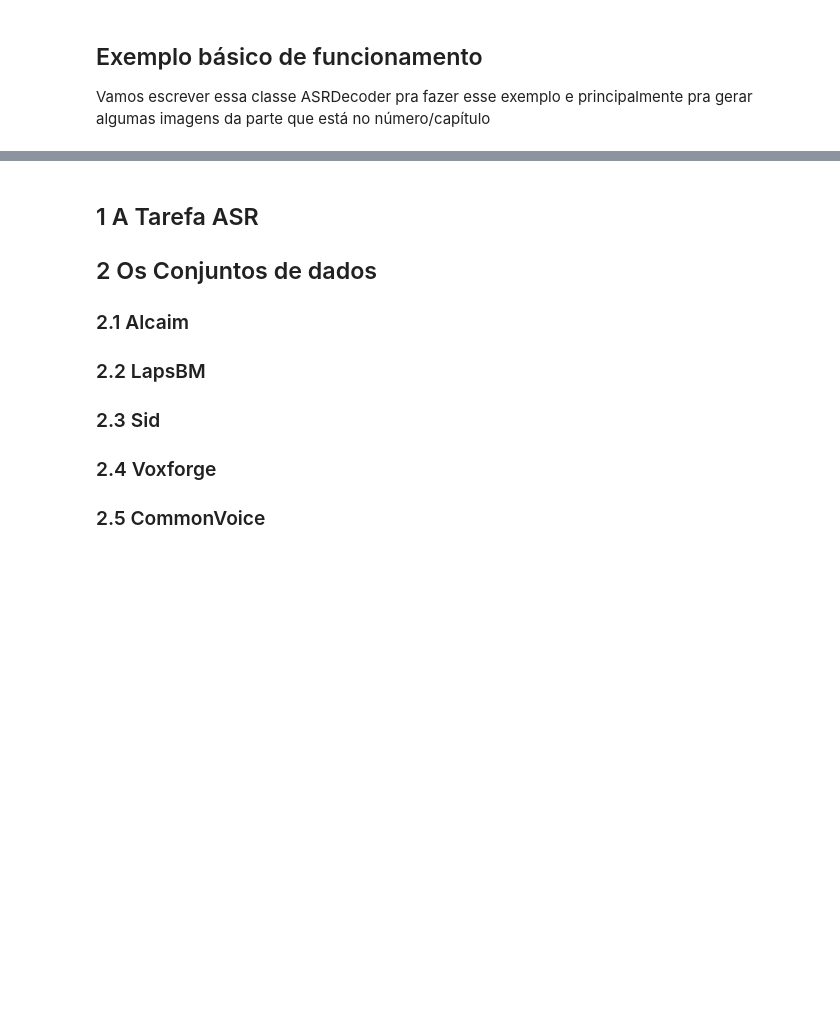
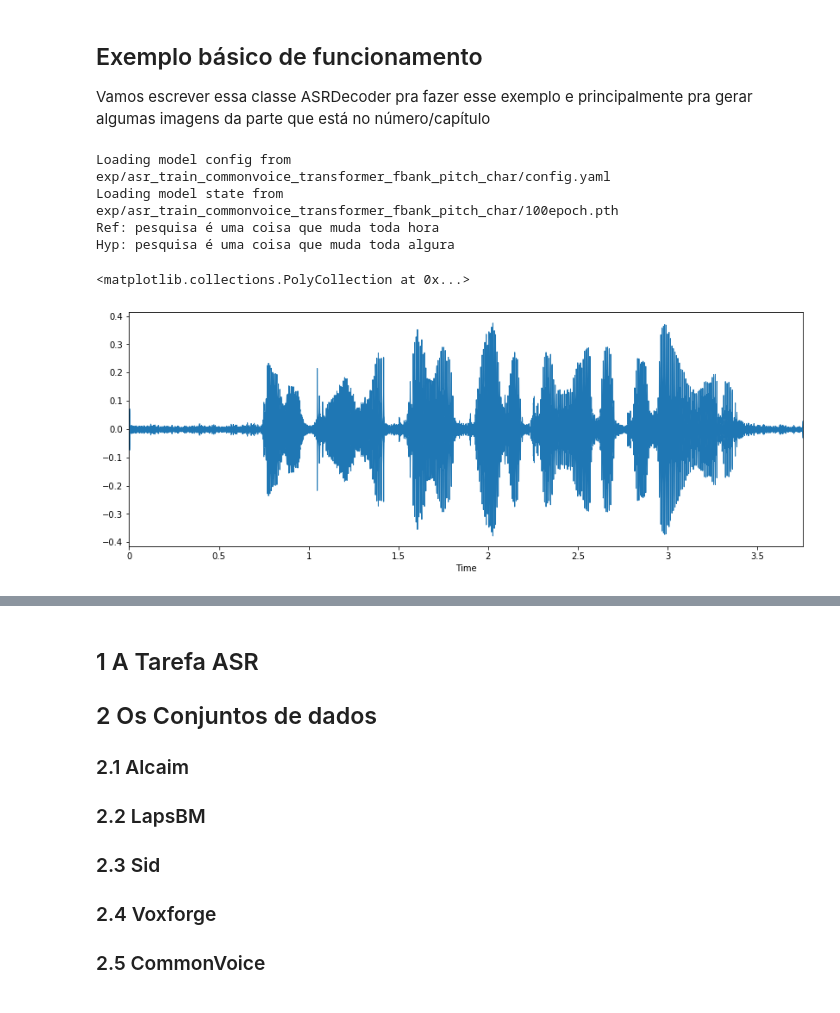
Before and after one commit to alucassch/asr_ptbr_ml_project, a Jupyter notebook: main.ipynb, the cells around one changed output, grey strips where cells are left out. Saved outputs shown, nothing was run; the diff lists cells and outputs as text; code cells hidden in the pictures; blank space fills up the shorter version.

```diff
--- a/main.ipynb
+++ b/main.ipynb
@@ -18,0 +13,27 @@ print(recog)
+# %%
+from ASRDecoder.decoder import Model
+from ASRDecoder.param import KaldiParam
+
+#zip criado pelo script de treinamento, deve estar no mesmo diretorio que o notebook
+model_file = 'asr_train_commonvoice_transformer_fbank_pitch_char_valid.acc.best.zip'
+#arquivo de audio para testes deve ser 16kHz
+audio_file = 'teste_pesquisa.wav'
+
+#carrega o modelo
+model = Model(model_file)
+
+results = model.process(audio_file)
+print("Ref: pesquisa é uma coisa que muda toda hora")
+print(f"Hyp: {results.transcription}")
+# %% [output]
+Loading model config from exp/asr_train_commonvoice_transformer_fbank_pitch_char/config.yaml
+Loading model state from exp/asr_train_commonvoice_transformer_fbank_pitch_char/100epoch.pth
+Ref: pesquisa é uma coisa que muda toda hora
+Hyp: pesquisa é uma coisa que muda toda algura
+# %%
+x, sr = librosa.load(audio_file)
+plt.figure(figsize=(14, 5))
+librosa.display.waveplot(x, sr=sr)
+# %% [output]
+<matplotlib.collections.PolyCollection at 0x...>
+[figure, added]
```
Also changed, not shown: parts of 10 cells of this notebook, 7 other files.
